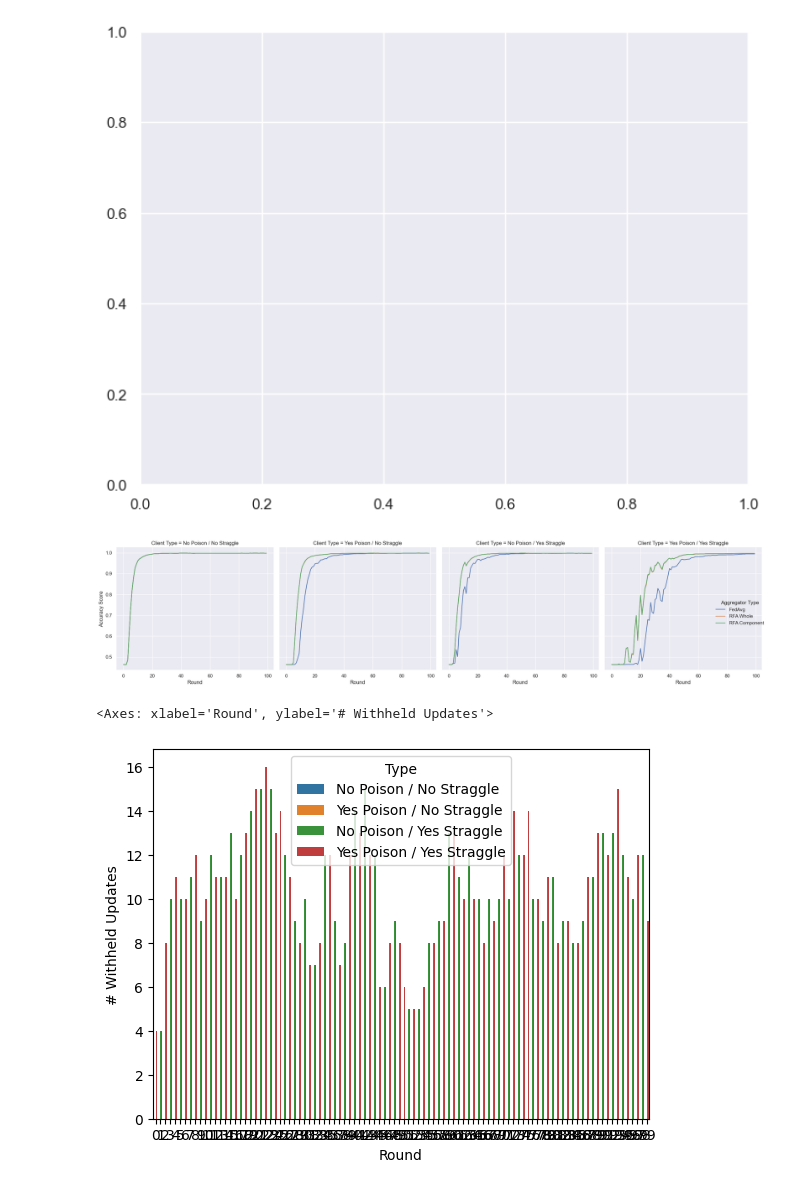
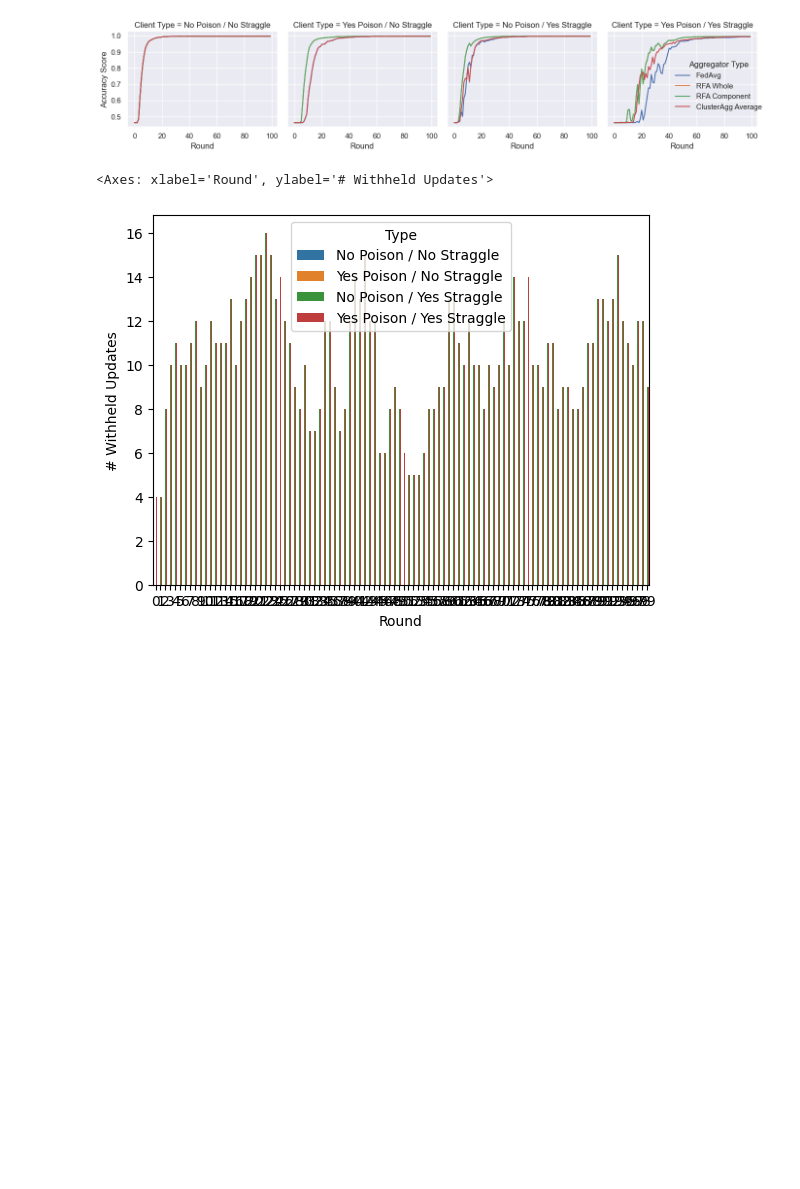
Before and after one commit to inwonakng/robust-fl, a Jupyter notebook: notebooks/view_results.ipynb, the cells around one changed output. Cells and saved outputs as stored; diff of their text form; code cells hidden in the pictures; blank space fills up the shorter version.

Commit message:
clusteragg median outperforms rfa

```diff
--- a/notebooks/view_results.ipynb
+++ b/notebooks/view_results.ipynb
@@ -39,68 +39,31 @@ def get_result(agg_type = 'fedavg', task_type = 'mnist_0_1'):
 # %%
 
 
 aggs_to_plot = [
     'fedavg',
     'rfa_whole',
     'rfa_component',
-    # 'clusteragg_average',
-    # 'clusteragg_median',
+    'clusteragg_average',
+    'clusteragg_median',÷
 ]
 
 
 all_results = pd.concat([get_result(agg_type) for agg_type in aggs_to_plot])
-
-# sns.set()
-fig, axes = plt.subplots(figsize = (8,6))
-
 
 grid = sns.relplot(
     data=all_results,
     x = "Round",
     y = "Accuracy Score",
     hue = "Aggregator Type",
     col="Client Type",
     kind="line",
+    height=3,
+    aspect = 1
 )
 
-
-# for ax, (client_type, subset) in zip(axes.ravel(), all_results.groupby('Client Type')):
-#     figure = sns.lineplot(
-#         data = all_results[all_results['Client Type'] == 'Yes Poison / No Straggle'],
-#         hue = 'Aggregator Type',
-#         x = 'Round',
-#         y = 'Accuracy Score',
-#         ax = ax,
-#     ).set(
-#         ylim = (0, 1.02),
-#         title = client_type
-#     )
-
-#     figure.legend
-
-
 plt.tight_layout()
-# # for i,
-
-
-
-    # result_df = get_result(setting)
-
-    # sns.lineplot(
-    #     data = result_df,
-    #     hue='Type',
-    #     y = 'Accuracy Score',
-    #     x = 'Round',
-
-    #     ax = ax,
-    # ).set(
-    #     ylim = (0,1.05),
-    #     # legend=False
-
-    # )
 # %% [output]
-[figure, old version]
+[figure, new version]
-[figure, removed]
 # %%
 result_df = get_result('rfa_whole')
 
```
Also changed, not shown: 7 other files.
